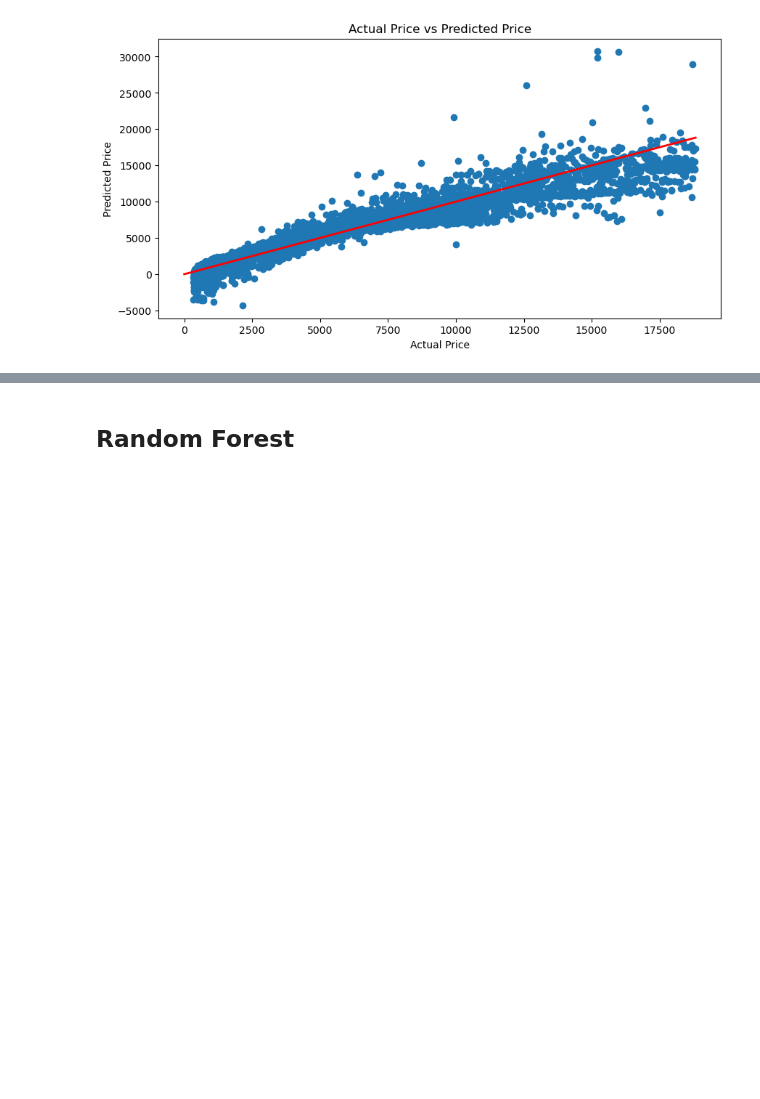
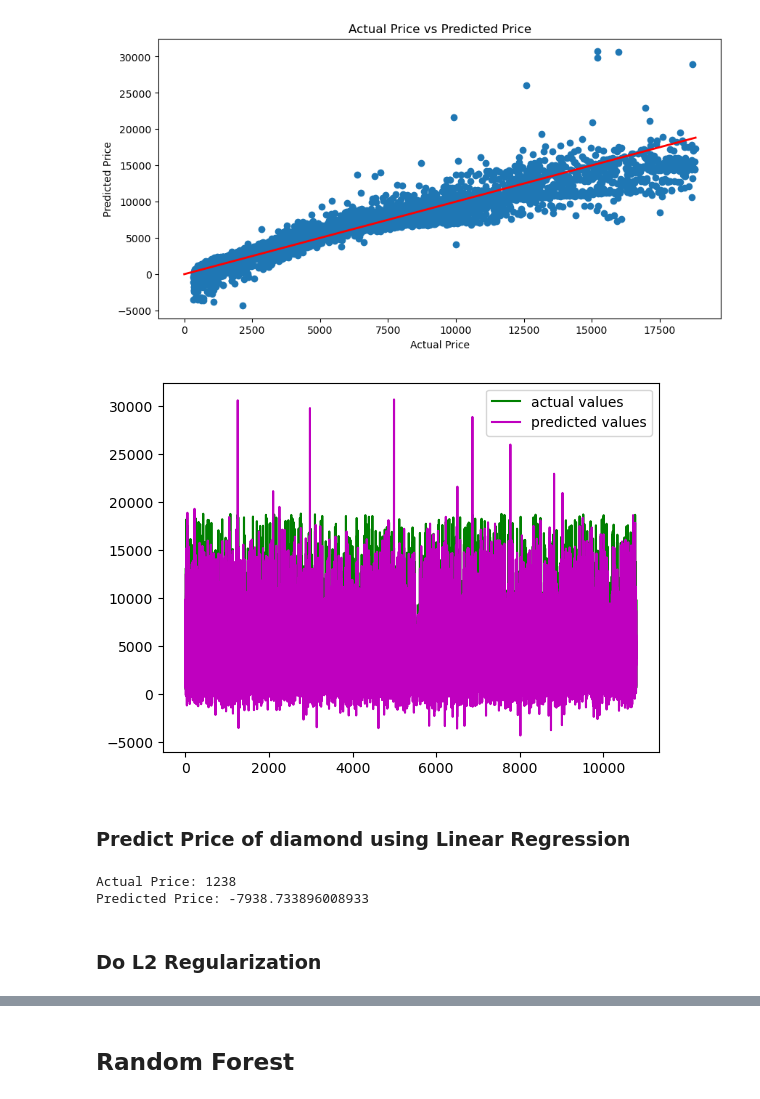
Before and after one commit to mch3pg4/60006CEM-MLTasks, a Jupyter notebook: Task1-Regression/MLTask1Regression.ipynb, the cells around one changed output, grey strips where cells are left out. Saved outputs shown, nothing was run; the diff lists cells and outputs as text; code cells hidden in the pictures; blank space fills up the shorter version.

```diff
--- a/Task1-Regression/MLTask1Regression.ipynb
+++ b/Task1-Regression/MLTask1Regression.ipynb
@@ -206,3 +207,9 @@ X_train, X_test, y_train, y_test = train_test_split(X, y, test_size=0.2, random_
 X_train.shape, X_test.shape, y_train.shape, y_test.shape
 # %% [output]
 ((43152, 26), (10788, 26), (43152,), (10788,))
+# %%
+# Linear Regression before scaling
+model = LinearRegression()
+model.fit(X_train, y_train)
+
+y_pred = model.predict(X_test)
@@ -243,3 +266,28 @@ plt.title('Actual Price vs Predicted Price')
 plt.show()
 # %% [output]
 [figure]
+# %%
+# plot for actual values and predicted values
+# acutal values
+plt.plot([i for i in range(len(y_test))],np.array(y_test), c='g', label="actual values")
+
+# predicted values
+plt.plot([i for i in range(len(y_test))],y_pred, c='m',label="predicted values")
+plt.legend()
+plt.show()
+# %% [output]
+[figure, added]
+# %% [markdown]
+### Predict Price of diamond using Linear Regression
+# %%
+# given features, predict the price and show actual price
+features = X_test.iloc[2]
+actual_price = y_test.iloc[2]
+predicted_price = model.predict([features])[0]
+print(f'Actual Price: {actual_price}')
+print(f'Predicted Price: {predicted_price}')
+# %% [output]
+Actual Price: 1238
+Predicted Price: -7938.733896008933
+# %% [markdown]
+### Do L2 Regularization
```
Also changed, not shown: parts of 24 cells of this notebook.
